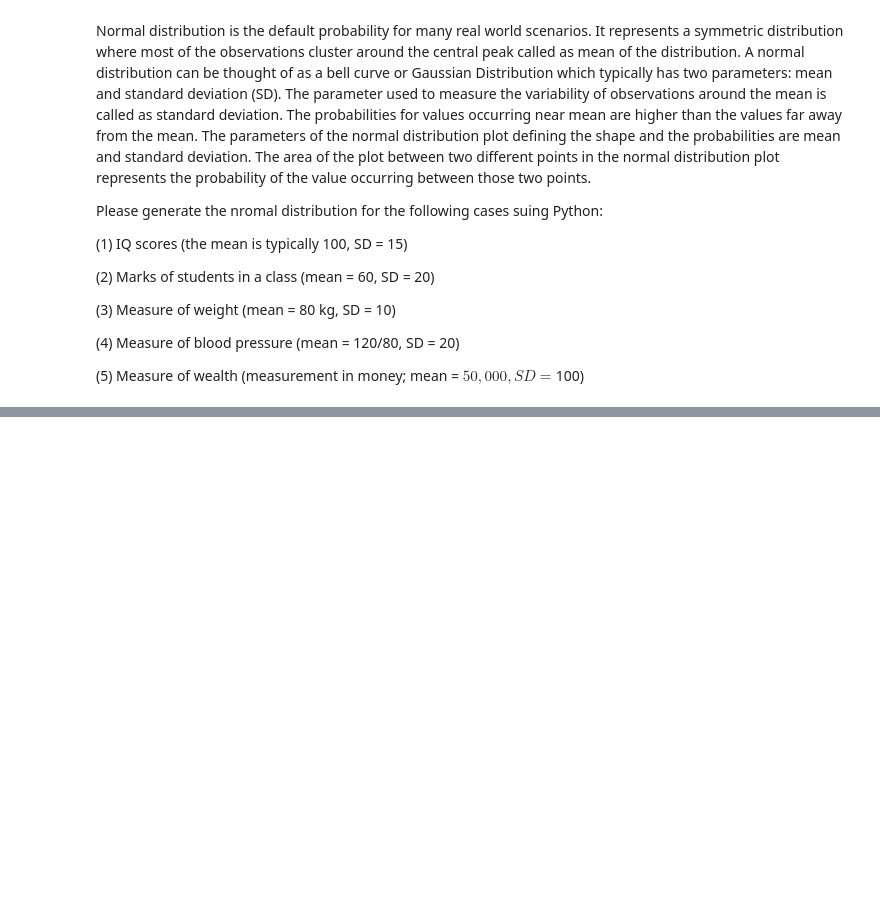
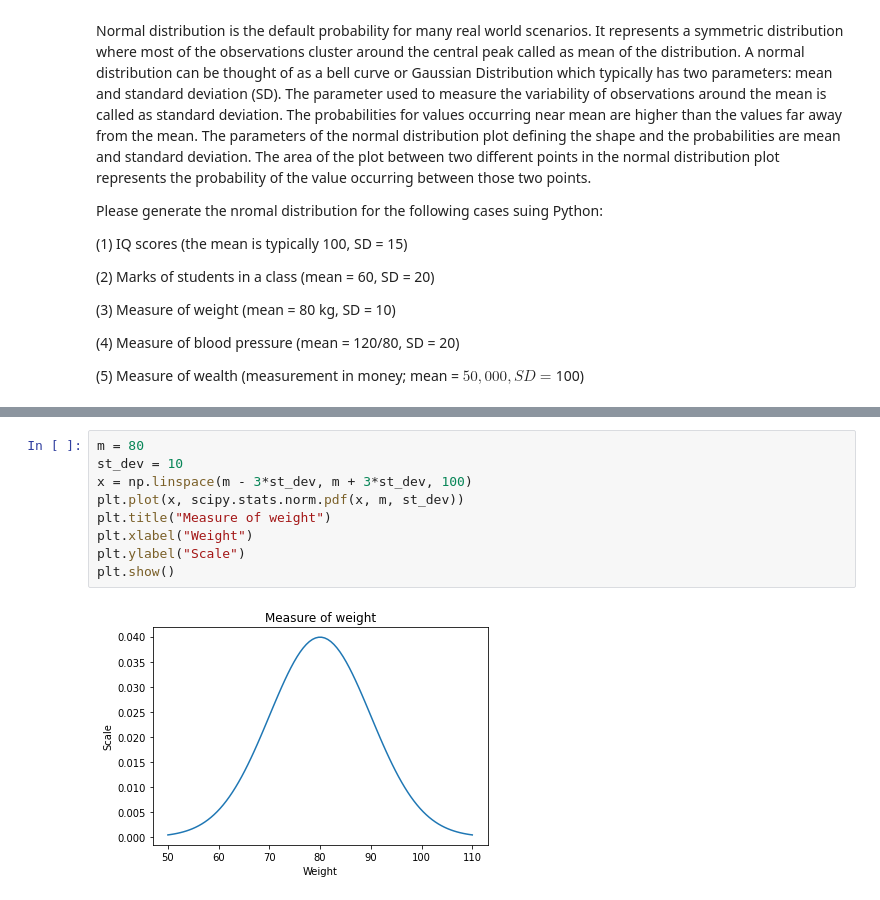
Before and after one commit to Shanmukh451/shanmukhanadh_INFO5502_sPRING2022, a Jupyter notebook: lab_assignment_10.ipynb, the cells around one changed output, grey strips where cells are left out. Saved outputs shown, nothing was run; the diff lists cells and outputs as text; blank space fills up the shorter version.

```diff
--- a/lab_assignment_10.ipynb
+++ b/lab_assignment_10.ipynb
@@ -113,0 +141,11 @@ Please generate the nromal distribution for the following cases suing Python:
+# %%
+m = 80
+st_dev = 10
+x = np.linspace(m - 3*st_dev, m + 3*st_dev, 100)
+plt.plot(x, scipy.stats.norm.pdf(x, m, st_dev))
+plt.title("Measure of weight")
+plt.xlabel("Weight")
+plt.ylabel("Scale")
+plt.show()
+# %% [output]
+[figure, added]
```
Also changed, not shown: parts of 6 cells of this notebook.
